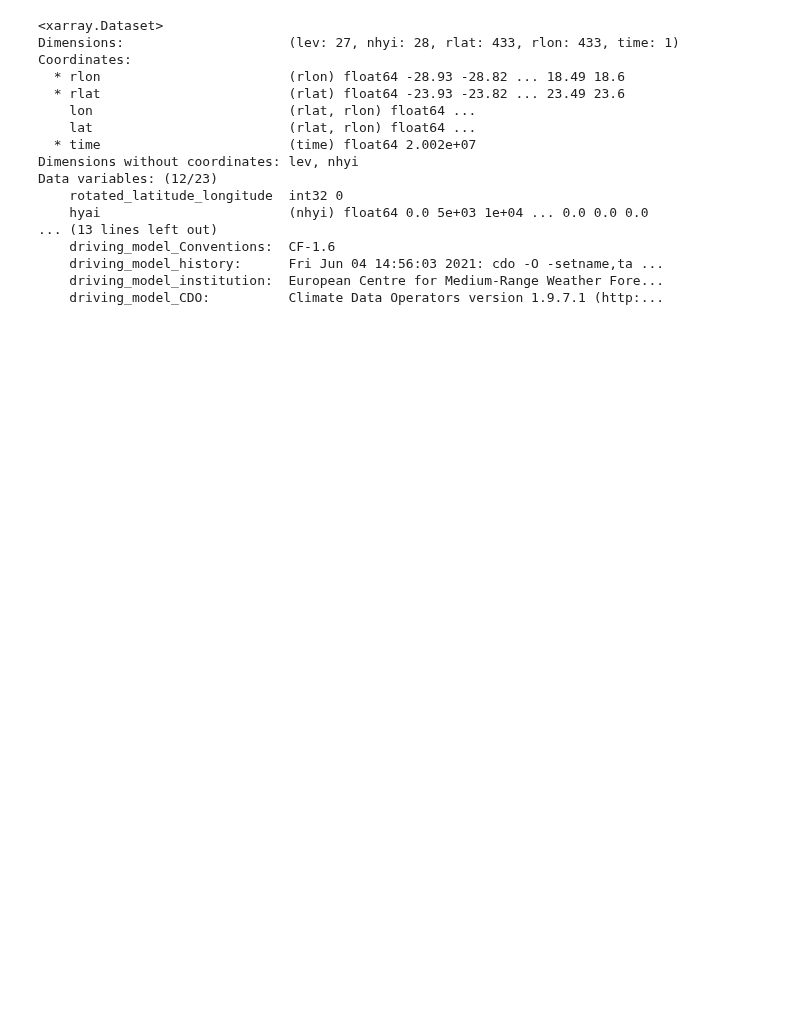
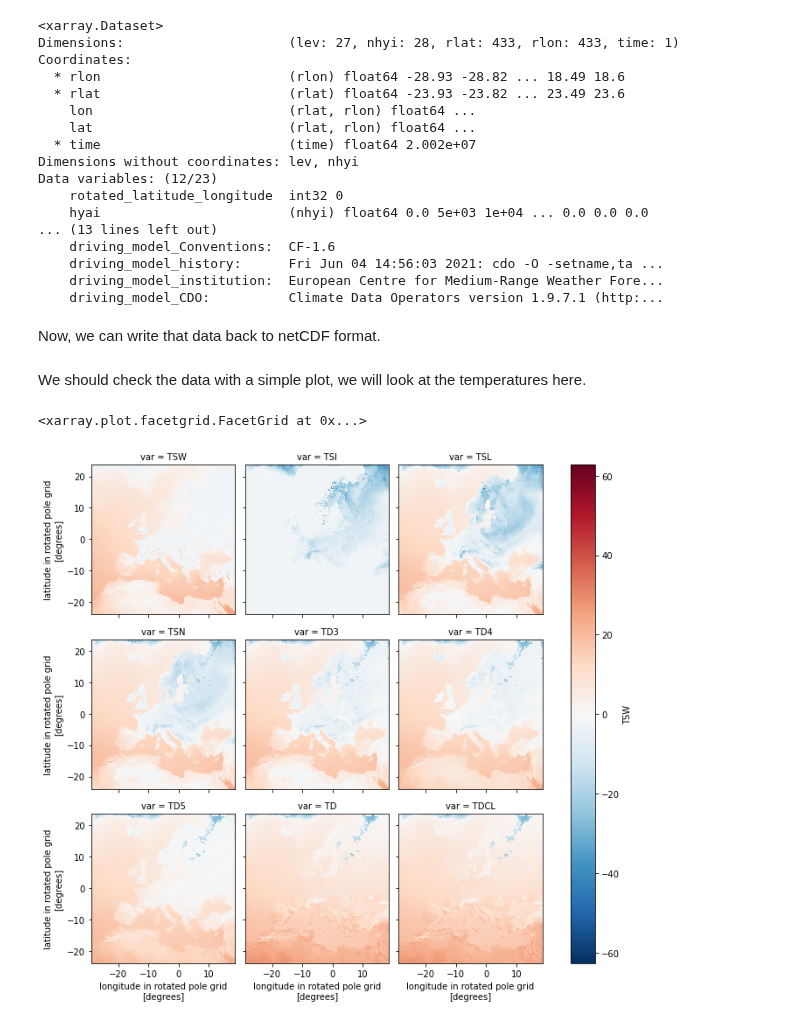
Before and after one commit to remo-rcm/pyremo, a Jupyter notebook: notebooks/warm-start.ipynb, the cells around one changed output. Saved outputs shown, nothing was run; the diff lists cells and outputs as text; code cells hidden in the pictures; blank space fills up the shorter version.

```diff
--- a/notebooks/warm-start.ipynb
+++ b/notebooks/warm-start.ipynb
@@ -54,5 +54,19 @@ Data variables: (12/23)
     driving_model_history:      Fri Jun 04 14:56:03 2021: cdo -O -setname,ta ...
     driving_model_institution:  European Centre for Medium-Range Weather Fore...
     driving_model_CDO:          Climate Data Operators version 1.9.7.1 (http:...
+# %% [markdown]
+Now, we can write that data back to netCDF format.
 # %%
 afile.to_netcdf("/work/ch0636/g300046/forcing-data/ERA5/EUR-11/xa/a056526a2002010100_warm_soil.nc")
+# %% [markdown]
+We should check the data with a simple plot, we will look at the temperatures here.
+# %%
+def vars_by_coord(ds, units):
+    temps = [var for var in afile if afile[var].attrs.get('units', None) == units]
+    dim=xr.DataArray(data=temps, dims='var', name='var')
+    return xr.concat([afile[var]-273.5 for var in temps], dim=dim)
+
+vars_by_coord(afile, 'K').plot(col='var', col_wrap=3)
+# %% [output]
+<xarray.plot.facetgrid.FacetGrid at 0x...>
+[figure, added]
```
Also changed, not shown: parts of 2 cells of this notebook.
